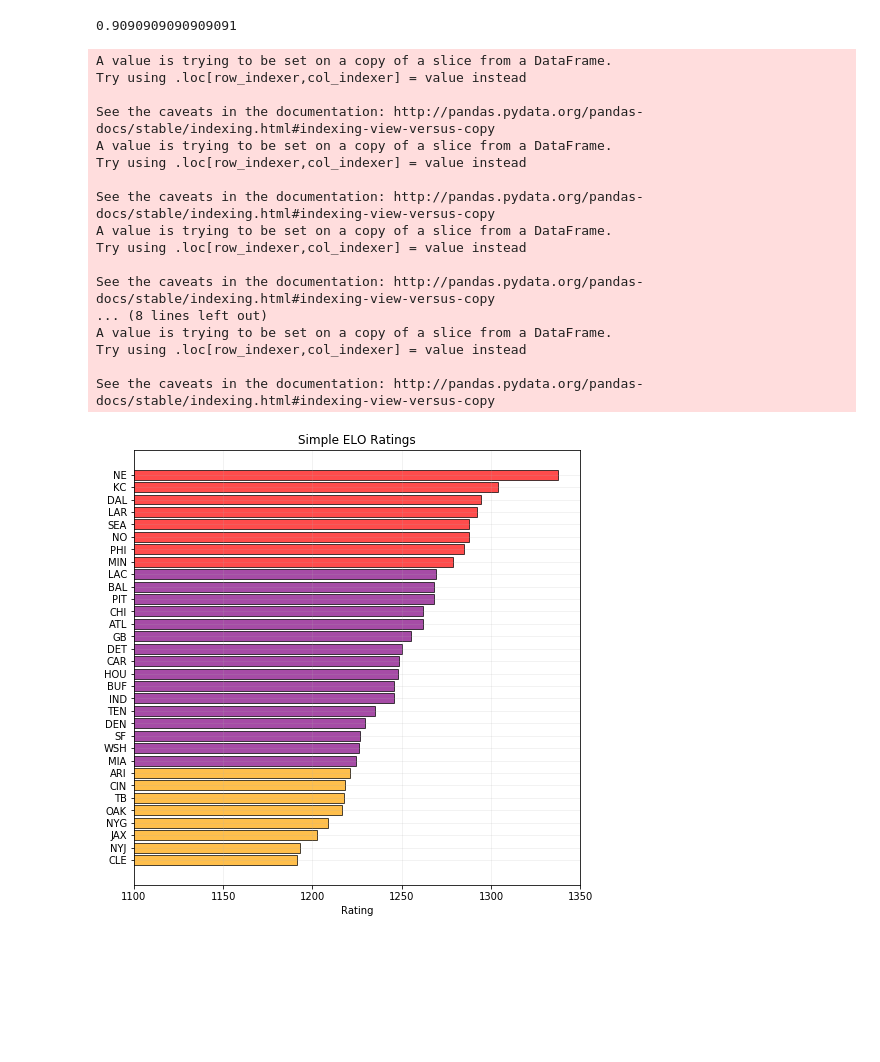
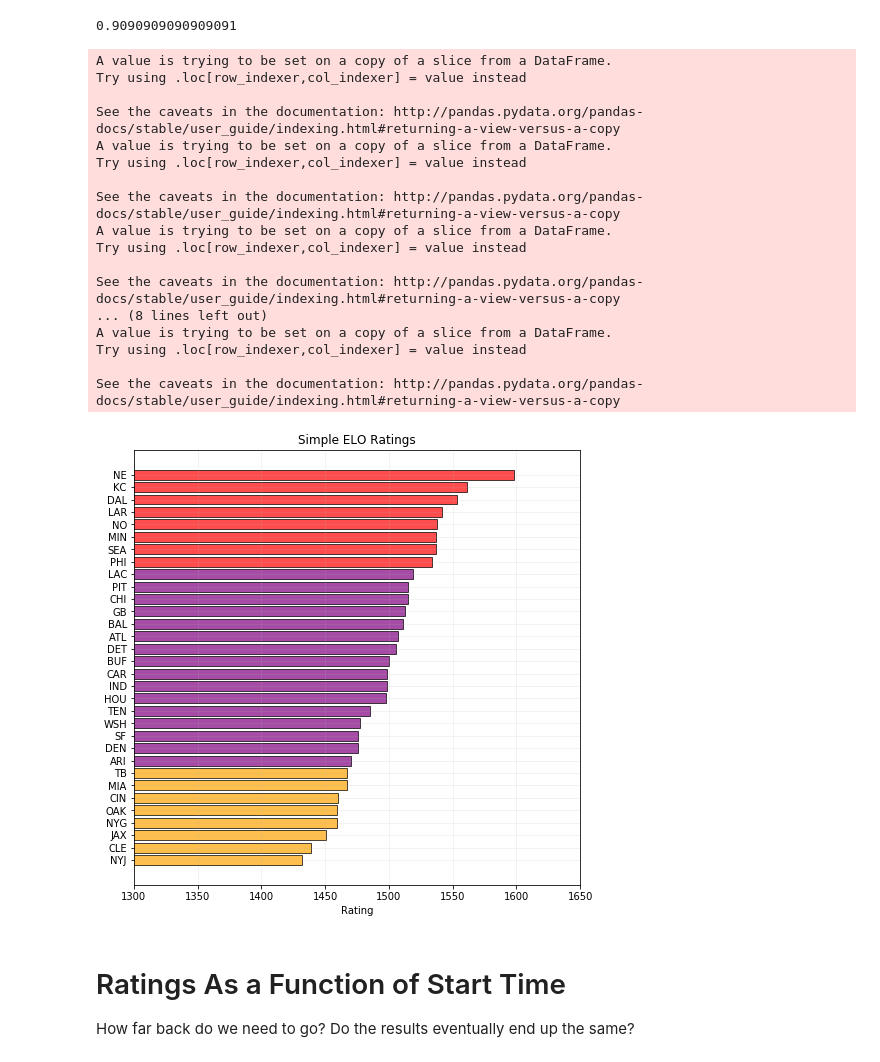
Before and after one commit to david-riser/nfl-ratings, a Jupyter notebook: notebooks/SimpleELO.ipynb, the cells around one changed output. Cells and saved outputs as stored; diff of their text form; code cells hidden in the pictures; blank space fills up the shorter version.

```diff
--- a/notebooks/SimpleELO.ipynb
+++ b/notebooks/SimpleELO.ipynb
@@ -54,7 +54,7 @@ win_proba(401, 1)
 # %% [output]
 0.9090909090909091
 # %%
-def simple_elo(train_data, starting_rating = 1250, reward = 25):
+def simple_elo(train_data, active_teams, start_rating = 1250, reward = 25):
 
     ngames = len(train_data)
 
@@ -119,27 +119,27 @@ def simple_elo(train_data, starting_rating = 1250, reward = 25):
 
     return train_data, current_ratings
 # %%
-train_data, current_ratings = simple_elo(train_data, 1250, 25)
+train_data, current_ratings = simple_elo(train_data, active_teams, 1500, 25)
 # %% [output]
 A value is trying to be set on a copy of a slice from a DataFrame.
 Try using .loc[row_indexer,col_indexer] = value instead
 
-See the caveats in the documentation: http://pandas.pydata.org/pandas-docs/stable/indexing.html#indexing-view-versus-copy
+See the caveats in the documentation: http://pandas.pydata.org/pandas-docs/stable/user_guide/indexing.html#returning-a-view-versus-a-copy
 A value is trying to be set on a copy of a slice from a DataFrame.
 Try using .loc[row_indexer,col_indexer] = value instead
 
-See the caveats in the documentation: http://pandas.pydata.org/pandas-docs/stable/indexing.html#indexing-view-versus-copy
+See the caveats in the documentation: http://pandas.pydata.org/pandas-docs/stable/user_guide/indexing.html#returning-a-view-versus-a-copy
 A value is trying to be set on a copy of a slice from a DataFrame.
 Try using .loc[row_indexer,col_indexer] = value instead
 
-See the caveats in the documentation: http://pandas.pydata.org/pandas-docs/stable/indexing.html#indexing-view-versus-copy
+See the caveats in the documentation: http://pandas.pydata.org/pandas-docs/stable/user_guide/indexing.html#returning-a-view-versus-a-copy
 ... (8 lines left out)
 A value is trying to be set on a copy of a slice from a DataFrame.
 Try using .loc[row_indexer,col_indexer] = value instead
 
-See the caveats in the documentation: http://pandas.pydata.org/pandas-docs/stable/indexing.html#indexing-view-versus-copy
+See the caveats in the documentation: http://pandas.pydata.org/pandas-docs/stable/user_guide/indexing.html#returning-a-view-versus-a-copy
 # %%
-def plot_rankings(ratings):
+def plot_ratings(ratings):
     teams = np.array(list(ratings.keys()))
     scores = np.array(list(ratings.values()))
     idx = np.argsort(scores)
@@ -151,9 +151,12 @@ def plot_rankings(ratings):
     ax.barh(teams[idx][24:], scores[idx][24:], edgecolor='k', alpha=0.7, color='red')
     ax.set_title('Simple ELO Ratings')
     ax.set_xlabel('Rating')
-    ax.set_xlim([1100, 1350])
+    ax.set_xlim([1300, 1650])
     ax.grid(alpha=0.2)
 # %%
-plot_rankings(current_ratings)
+plot_ratings(current_ratings)
 # %% [output]
-[figure, old version]
+[figure, new version]
+# %% [markdown]
+# Ratings As a Function of Start Time
+How far back do we need to go?  Do the results eventually end up the same?
```
Also changed, not shown: parts of 20 cells of this notebook, 1 other file.
